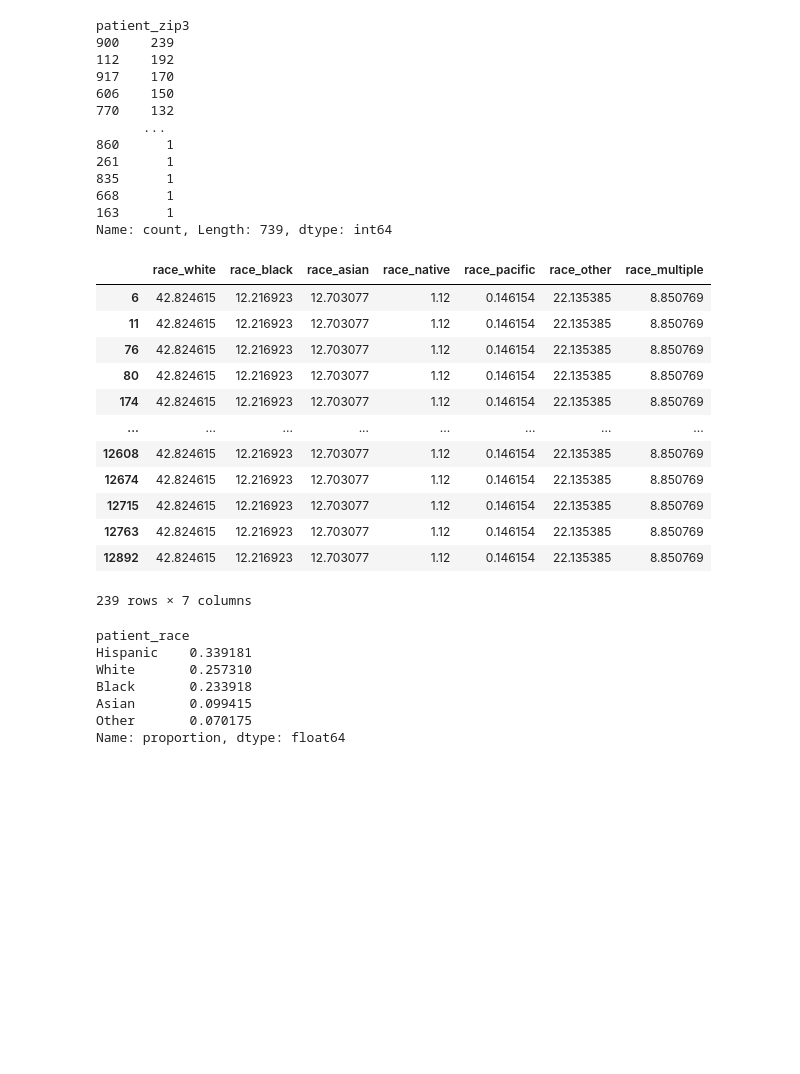
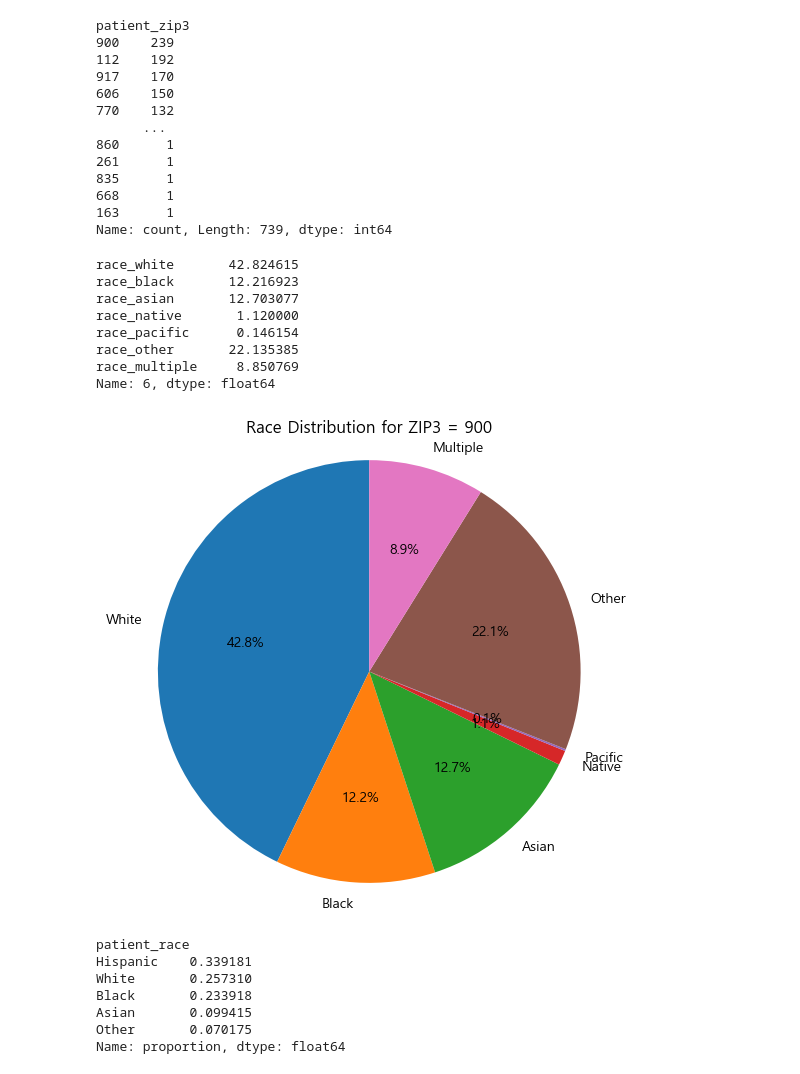
Before and after one commit to songchanho97/metastasis-date-prediction, a Jupyter notebook: 1st-place-wids.ipynb, the cells around one changed output. Drawn from its saved outputs; the diff is of its cells as text; code cells hidden in the pictures; blank space fills up the shorter version.

```diff
--- a/1st-place-wids.ipynb
+++ b/1st-place-wids.ipynb
@@ -341,20 +341,36 @@ patient_zip3
 163      1
 Name: count, Length: 739, dtype: int64
 # %%
-df[df['patient_zip3'] == 900][[ 'race_white', 'race_black',  'race_asian',  'race_native', 'race_pacific', 'race_other',  'race_multiple']]
+cols = ['race_white', 'race_black', 'race_asian',
+        'race_native', 'race_pacific', 'race_other', 'race_multiple']
+
+df_first = df.loc[df['patient_zip3'] == 900, cols].iloc[0]
+
+df_first
 # %% [output]
-|  | race_white | race_black | race_asian | race_native | race_pacific | race_other | race_multiple |
-| 6 | 42.824615 | 12.216923 | 12.703077 | 1.12 | 0.146154 | 22.135385 | 8.850769 |
-| 11 | 42.824615 | 12.216923 | 12.703077 | 1.12 | 0.146154 | 22.135385 | 8.850769 |
-| 76 | 42.824615 | 12.216923 | 12.703077 | 1.12 | 0.146154 | 22.135385 | 8.850769 |
-| 80 | 42.824615 | 12.216923 | 12.703077 | 1.12 | 0.146154 | 22.135385 | 8.850769 |
-| 174 | 42.824615 | 12.216923 | 12.703077 | 1.12 | 0.146154 | 22.135385 | 8.850769 |
-| ... | ... | ... | ... | ... | ... | ... | ... |
-| 12608 | 42.824615 | 12.216923 | 12.703077 | 1.12 | 0.146154 | 22.135385 | 8.850769 |
-| 12674 | 42.824615 | 12.216923 | 12.703077 | 1.12 | 0.146154 | 22.135385 | 8.850769 |
-| 12715 | 42.824615 | 12.216923 | 12.703077 | 1.12 | 0.146154 | 22.135385 | 8.850769 |
-| 12763 | 42.824615 | 12.216923 | 12.703077 | 1.12 | 0.146154 | 22.135385 | 8.850769 |
-| 12892 | 42.824615 | 12.216923 | 12.703077 | 1.12 | 0.146154 | 22.135385 | 8.850769 |
-239 rows × 7 columns
+race_white       42.824615
+race_black       12.216923
+race_asian       12.703077
+race_native       1.120000
+race_pacific      0.146154
+race_other       22.135385
+race_multiple     8.850769
+Name: 6, dtype: float64
+# %%
+import matplotlib.pyplot as plt
+
+# Data
+labels = ['White', 'Black', 'Asian', 'Native', 'Pacific', 'Other', 'Multiple']
+df_first
+
+# Plot
+fig, ax = plt.subplots(figsize=(6, 6))
+ax.pie(df_first, labels=labels, autopct='%1.1f%%', startangle=90)
+ax.set_title('Race Distribution for ZIP3 = 900')
+ax.axis('equal')  # Equal aspect ratio ensures that pie is drawn as a circle.
+
+plt.show()
+# %% [output]
+[figure, added]
 # %%
 filtered_df = df[(df['patient_zip3'] == 900) & (df['patient_race'].notna())][['patient_race']]
```
Also changed, not shown: parts of 11 cells of this notebook.
